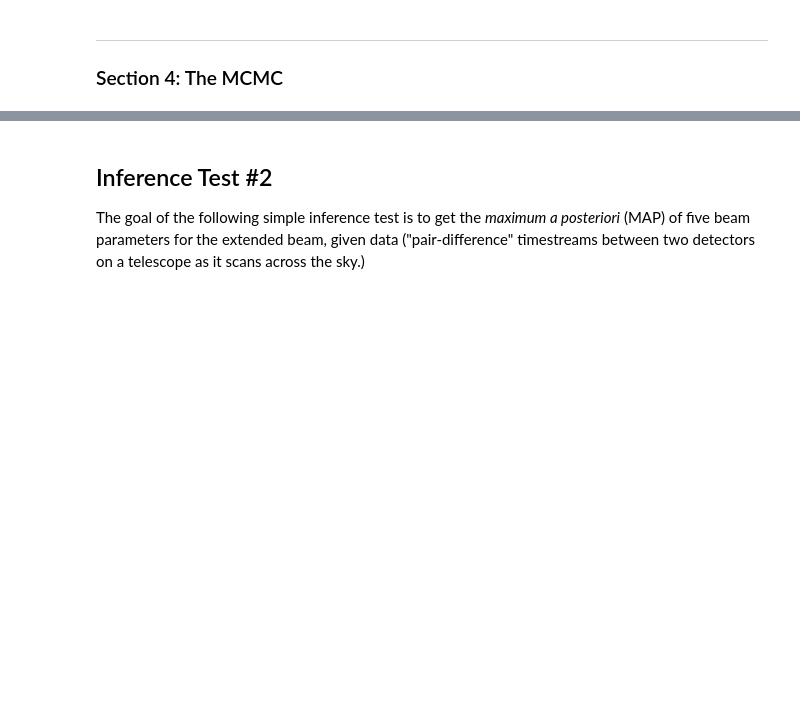
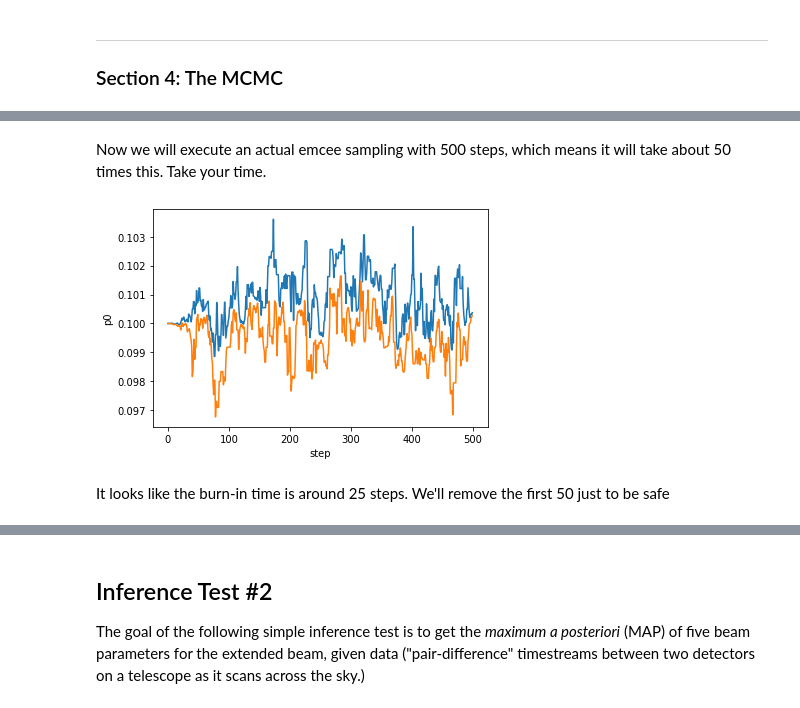
Before and after one commit to phys201/extended-beam-modeling, a Jupyter notebook: tutorial_notebook.ipynb, the cells around one changed output, grey strips where cells are left out. Saved outputs shown, nothing was run; the diff lists cells and outputs as text; code cells hidden in the pictures; blank space fills up the shorter version.

```diff
--- a/tutorial_notebook.ipynb
+++ b/tutorial_notebook.ipynb
@@ -298,0 +262,27 @@ joint_kde = sns.jointplot(sigma_y='sigma_y',
+# %%
+initial_guess = np.array([0.1])
+ndim = len(initial_guess)
+
+def emcee_fit_p0(x, y, nwalkers=4, nsteps=1000, metropolis=False):
+    """performs model fit using emcee on the provided data."""
+
+    gaussian_ball = 1e-4 * np.random.randn(nwalkers, ndim)
+    starting_positions = (1 + gaussian_ball) * initial_guess
+
+    if metropolis:
+        sampler = emcee.MHSampler
+        proposal_covariance_matrix = np.diag(initial_guess) / 100
+        first_argument = proposal_covariance_matrix
+        starting_positions = starting_positions[0]
+        nwalkers = 1
+    else:
+        sampler = emcee.EnsembleSampler
+        first_argument = nwalkers
+    sampler = sampler(first_argument, ndim, log_posterior_p0, args=(x, y))
+    sampler.run_mcmc(starting_positions, nsteps)
+
+    df = pd.DataFrame(np.vstack(sampler.chain))
+    df.index = pd.MultiIndex.from_product([range(nwalkers), range(nsteps)],
+                                          names=['walker', 'step'])
+    df.columns = ['p0']
+    return df
@@ -299 +296,18 @@ joint_kde = sns.jointplot(sigma_y='sigma_y',
+# %% [markdown]
+Now we will execute an actual emcee sampling with 500 steps, which means it will take about 50 times this. Take your time.
+# %%
+emcee_samples = emcee_fit_p0(tod, tod_sim, nwalkers=2, nsteps=500)
+# %%
+name = 'p0'
+def plot_emcee_chain(samples, nchains=2):
+    """generates traces of samples for nchains chains."""
+    fig, axes = plt.subplots( 1 )
+    axes.set(ylabel=name)
+    for i in range(nchains):
+        sns.lineplot(data=samples.loc[i], x=samples.loc[i].index, y=name, ax=axes)
+plot_emcee_chain(emcee_samples)
+# %% [output]
+[figure, added]
+# %% [markdown]
+It looks like the burn-in time is around 25 steps. We'll remove the first 50 just to be safe
 # %%
```
Also changed, not shown: parts of 27 cells of this notebook.
